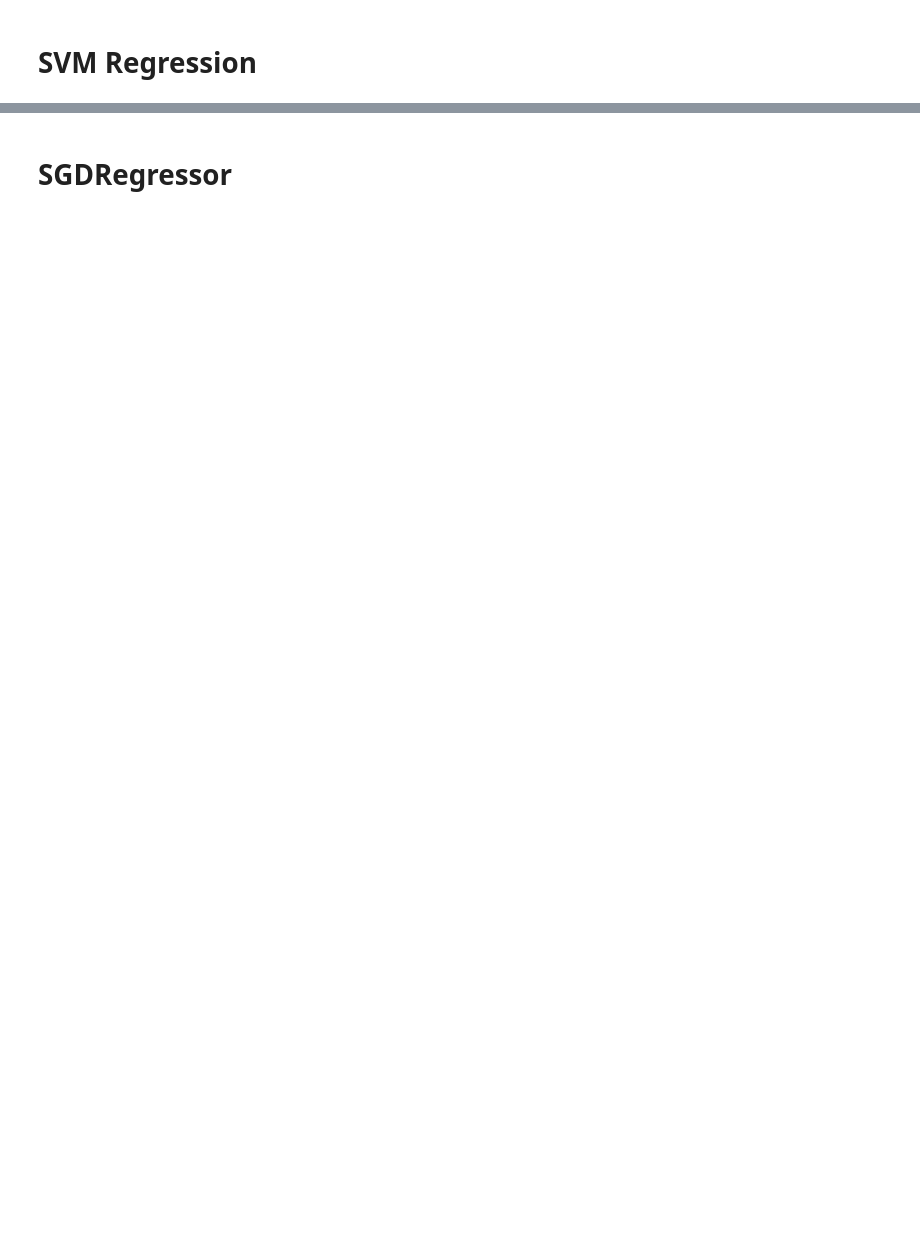
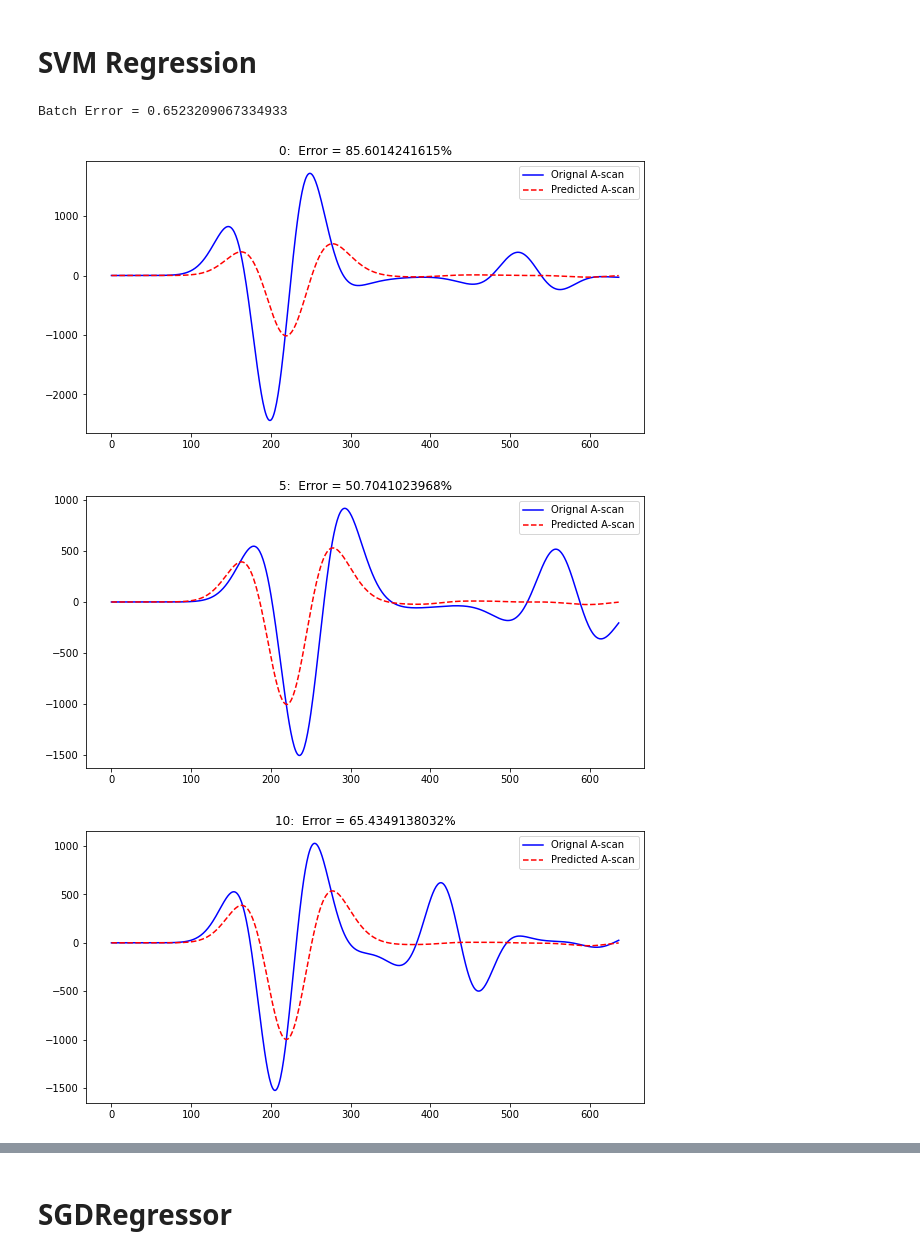
Before and after one commit to gprMax/gprMax, a Jupyter notebook: ML/ML.ipynb, the cells around one changed output, grey strips where cells are left out. Saved outputs shown, nothing was run; the diff lists cells and outputs as text; code cells hidden in the pictures; blank space fills up the shorter version.

```diff
--- a/ML/ML.ipynb
+++ b/ML/ML.ipynb
@@ -215,3 +187,10 @@ mult_svm_regr = MultiOutputRegressor(svm_regr).fit(train_x, train_y)
 # %%
 y_pred_compr = mult_svm_regr.predict(test_x)
 y_pred_final = pca.inverse_transform(y_pred_compr)
+
+plot_pred_dat(test_y, y_pred_final, [], nmse)
+# %% [output]
+Batch Error = 0.6523209067334933
+[figure, added]
+[figure, added]
+[figure, added]
```
Also changed, not shown: parts of 10 cells of this notebook, 1 other file.
